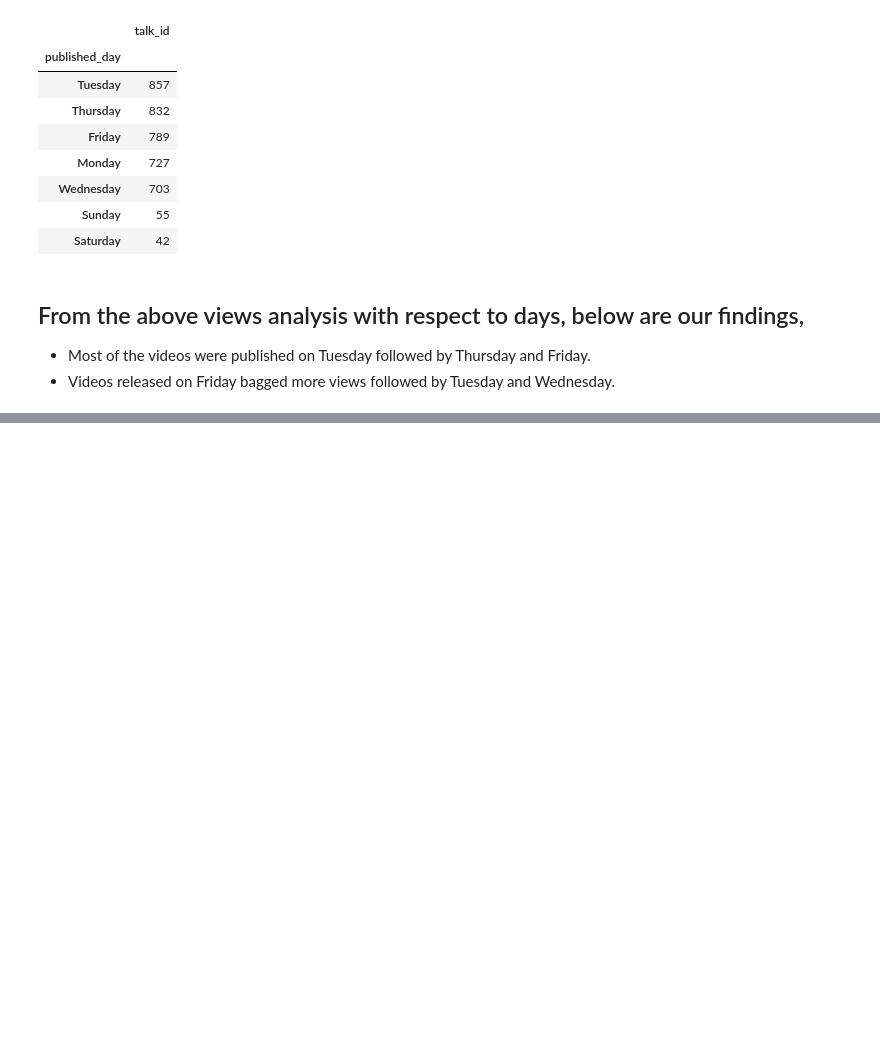
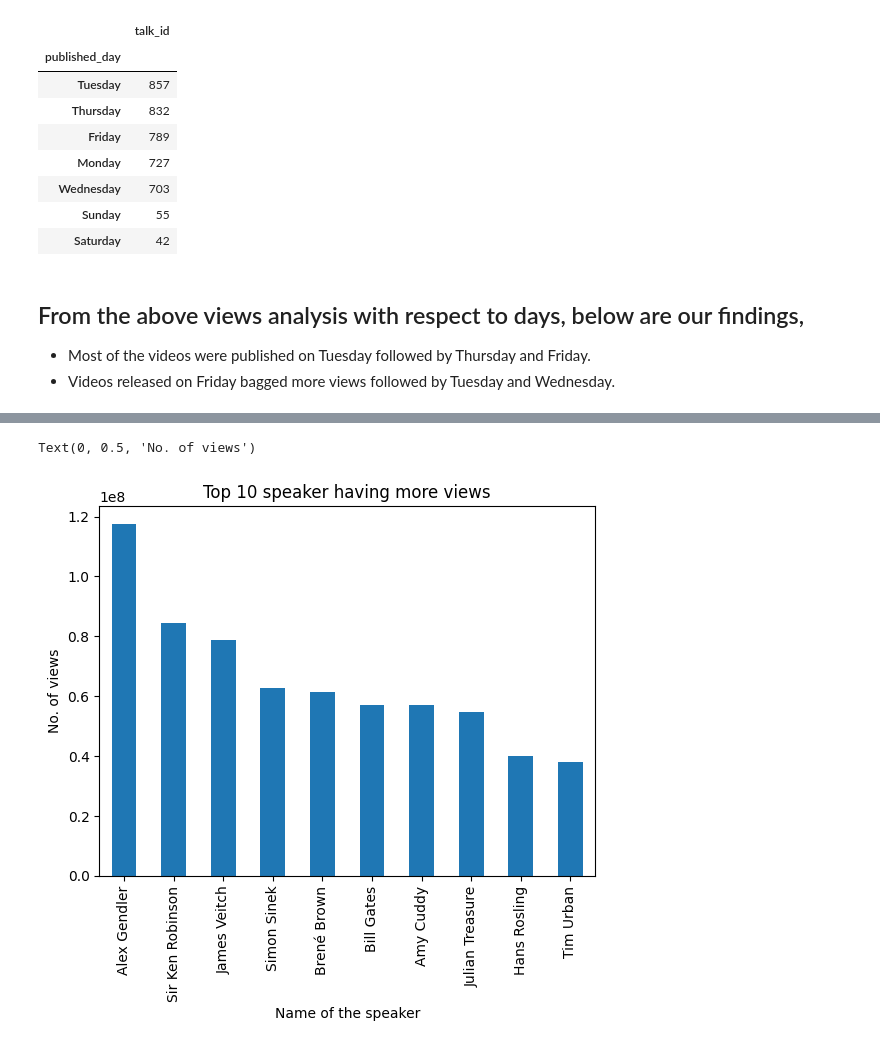
Before and after one commit to Mohamed-Harish-M-123/Capstone-Project-II, a Jupyter notebook: TED_Talks_views_prediction.ipynb, the cells around one changed output, grey strips where cells are left out. Cells and saved outputs as stored; diff of their text form; code cells hidden in the pictures; blank space fills up the shorter version.

Commit message:
speaker_1 analysis done

```diff
--- a/TED_Talks_views_prediction.ipynb
+++ b/TED_Talks_views_prediction.ipynb
@@ -308,0 +335,10 @@ majority_day
+# %%
+speaker1_views = ted_talks_dataframe.groupby('speaker_1')['views'].sum()
+speaker1_most_views = speaker1_views.nlargest(10)
+speaker1_most_views.plot(kind='bar')
+plt.title("Top 10 speaker having more views")
+plt.xlabel("Name of the speaker")
+plt.ylabel("No. of views")
+# %% [output]
+Text(0, 0.5, 'No. of views')
+[figure, added]
```
Also changed, not shown: parts of 3 cells of this notebook.
